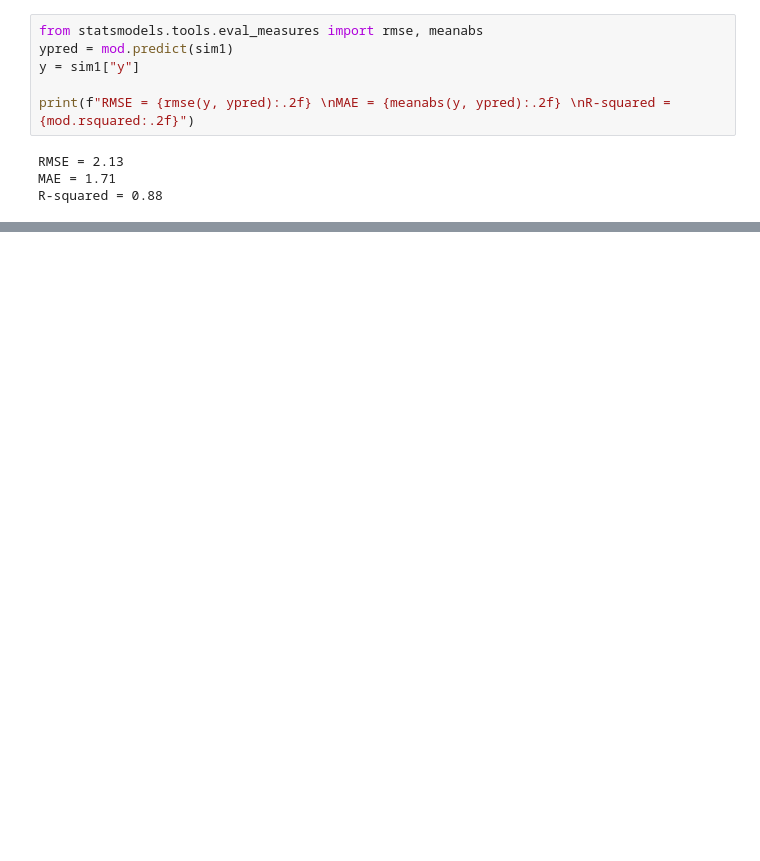
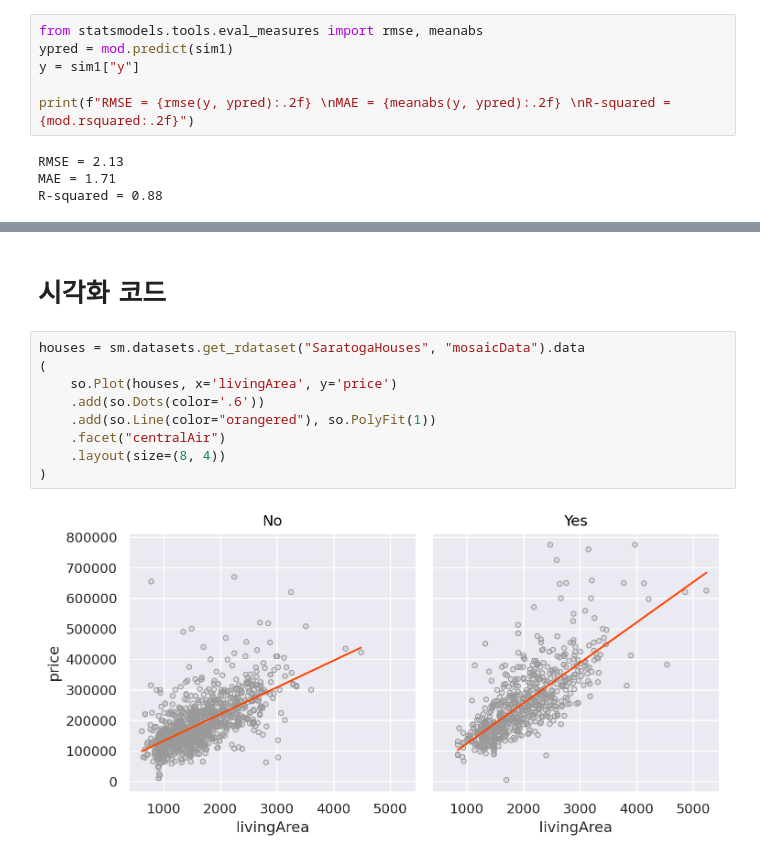
Before and after one commit to Felix-Silas/2024-1-Class, a Jupyter notebook: Data Analysis and Visualization/Model Basic/Model Basic.ipynb, the cells around one changed output, grey strips where cells are left out. Drawn from its saved outputs; the diff is of its cells as text; blank space fills up the shorter version.

```diff
--- a/Data Analysis and Visualization/Model Basic/Model Basic.ipynb
+++ b/Data Analysis and Visualization/Model Basic/Model Basic.ipynb
@@ -94,0 +233,13 @@ mod_houses.params
+# %% [markdown]
+# 시각화 코드
+# %%
+houses = sm.datasets.get_rdataset("SaratogaHouses", "mosaicData").data
+(
+    so.Plot(houses, x='livingArea', y='price')
+    .add(so.Dots(color='.6'))
+    .add(so.Line(color="orangered"), so.PolyFit(1))
+    .facet("centralAir")
+    .layout(size=(8, 4))
+)
+# %% [output]
+[figure, added]
```
Also changed, not shown: parts of 28 cells of this notebook, 2 other files.
